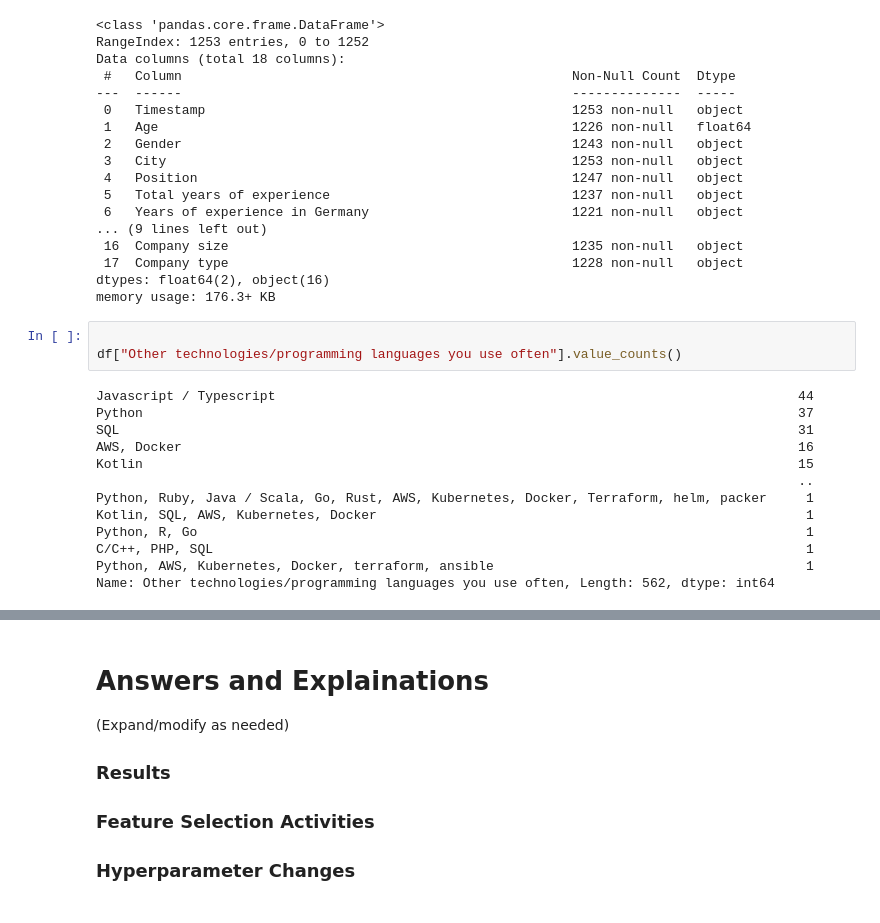
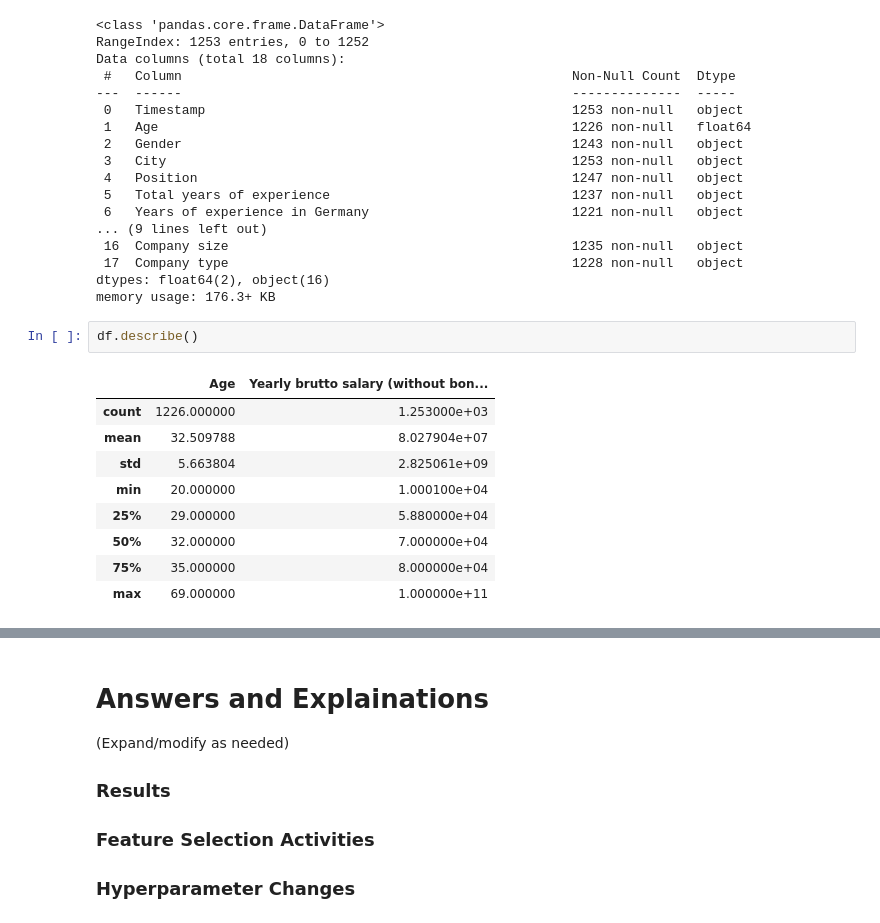
Before and after one commit to SidhST12/ItML_Asn_2_Students, a Jupyter notebook: assignment_2_start.ipynb, the cells around one changed output, grey strips where cells are left out. Cells and saved outputs as stored; diff of their text form.

```diff
--- a/assignment_2_start.ipynb
+++ b/assignment_2_start.ipynb
@@ -89,19 +108,15 @@ Data columns (total 18 columns):
  17  Company type                                            1228 non-null   object
 dtypes: float64(2), object(16)
 memory usage: 176.3+ KB
-# %%
-
-df["Other technologies/programming languages you use often"].value_counts()
-# %% [output]
-Javascript / Typescript                                                                   44
-Python                                                                                    37
-SQL                                                                                       31
-AWS, Docker                                                                               16
-Kotlin                                                                                    15
-                                                                                          ..
-Python, Ruby, Java / Scala, Go, Rust, AWS, Kubernetes, Docker, Terraform, helm, packer     1
-Kotlin, SQL, AWS, Kubernetes, Docker                                                       1
-Python, R, Go                                                                              1
-C/C++, PHP, SQL                                                                            1
-Python, AWS, Kubernetes, Docker, terraform, ansible                                        1
-Name: Other technologies/programming languages you use often, Length: 562, dtype: int64
+# %%
+df.describe()
+# %% [output]
+|  | Age | Yearly brutto salary (without bon... |
+| count | 1226.000000 | 1.253000e+03 |
+| mean | 32.509788 | 8.027904e+07 |
+| std | 5.663804 | 2.825061e+09 |
+| min | 20.000000 | 1.000100e+04 |
+| 25% | 29.000000 | 5.880000e+04 |
+| 50% | 32.000000 | 7.000000e+04 |
+| 75% | 35.000000 | 8.000000e+04 |
+| max | 69.000000 | 1.000000e+11 |
```
Also changed, not shown: parts of 17 cells of this notebook.
